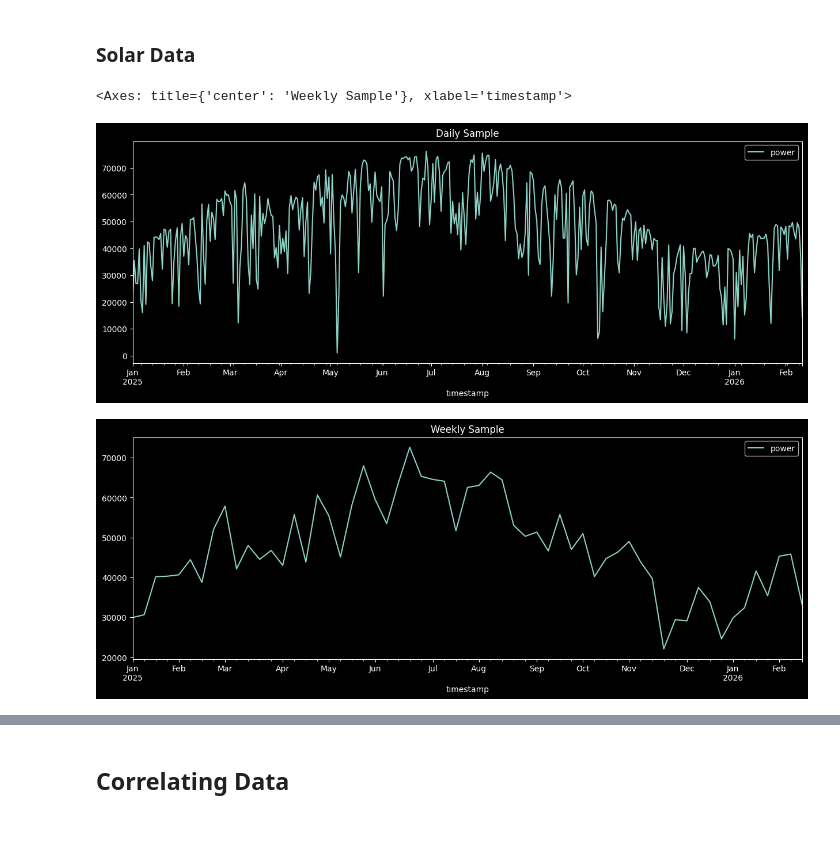
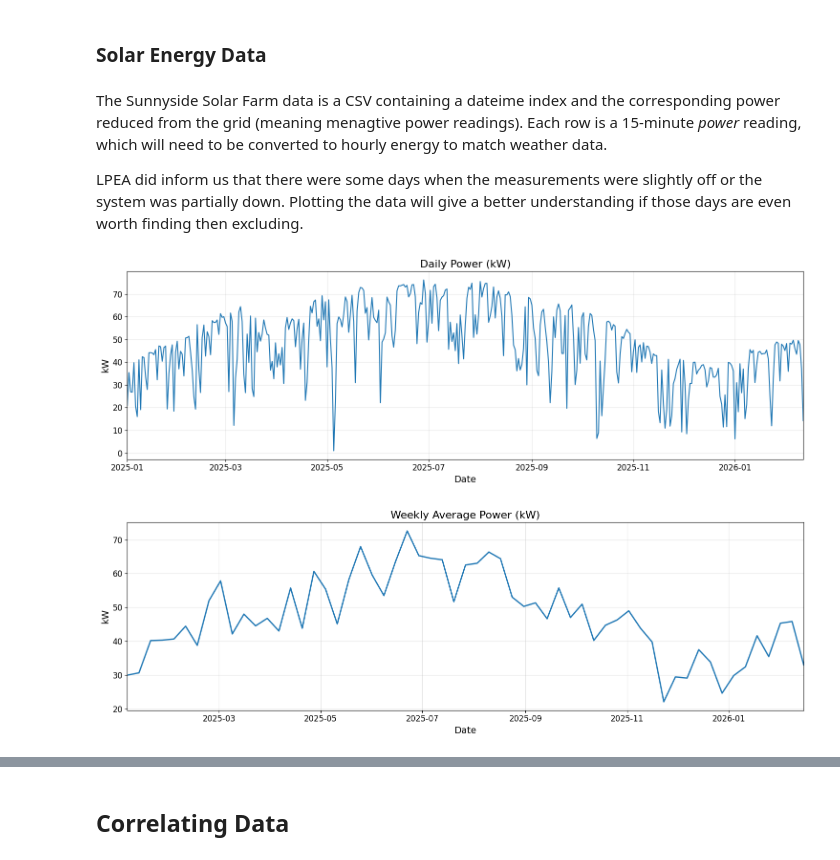
Before and after one commit to khakis23/JuniorDesignP1, a Jupyter notebook: main.ipynb, the cells around one changed output, grey strips where cells are left out. Cells and saved outputs as stored; diff of their text form; code cells hidden in the pictures; blank space fills up the shorter version.

```diff
--- a/main.ipynb
+++ b/main.ipynb
@@ -59,27 +60,50 @@ name, temp, feelslike, dew, humidity, precip, precipprob, preciptype, snow, snow
 # %% [markdown]
-### Solar Data
+### Solar Energy Data
+# %% [markdown]
+The Sunnyside Solar Farm data is a CSV containing a dateime index and the corresponding power reduced from the grid (meaning menagtive power readings). Each row is a 15-minute *power* reading, which will need to be converted to hourly energy to match weather data.
+
+LPEA did inform us that there were some days when the measurements were slightly off or the system was partially down. Plotting the data will give a better understanding if those days are even worth finding then excluding.
 # %%
+# "power" readings from Sunnyside Solar Farm
 p_data = pd.read_csv("data/SunnysideTotalPower2025-01-01_2026-02-12.csv")
 
 # organize data
 p_data["timestamp"] = pd.to_datetime(p_data["timestamp"])
 p_data = p_data.set_index("timestamp")
 p_data["power"] = -p_data["power"]   # since data is measured as power reduced from grid
 
 # resample data
-hourly = p_data.resample('h').mean()
+hourly = p_data.resample('h').mean()   # convert from W to kWh
 daily = p_data.resample('D').sum()
 weekly = daily.resample('W').mean()
 
-# # there are some days where the plant was off or not recording properly, lets remove them
-# mask = daily["power"] > 1000
-# print("Bad data: ", daily[~mask])
-# daily = daily[mask]
+### Plotting ###
+# Daily Plot
+fig, ax = plt.subplots(figsize=(15, 5))
+ax.plot(daily.index, daily["power"] / 1000, linewidth=1.5)
 
-# plot samples
-daily.plot(figsize=(15, 5), title="Daily Sample")
-weekly.plot(figsize=(15, 5), title="Weekly Sample")
+ax.set_xlim(daily.index.min(), daily.index.max())
+ax.set_title("Daily Power (kW)", fontsize=16)
+ax.set_ylabel("kW", fontsize=14)
+ax.set_xlabel("Date", fontsize=14)
+ax.tick_params(axis='both', labelsize=12)
+
+ax.grid(True, alpha=0.3)
+plt.tight_layout()
+
+# Weekly Plot
+fig, ax = plt.subplots(figsize=(15, 5))
+ax.plot(weekly.index, weekly["power"] / 1000, linewidth=2)
+
+ax.set_xlim(weekly.index.min(), weekly.index.max())
+ax.set_title("Weekly Average Power (kW)", fontsize=16)
+ax.set_ylabel("kW", fontsize=14)
+ax.set_xlabel("Date", fontsize=14)
+ax.tick_params(axis='both', labelsize=12)
+
+ax.grid(True, alpha=0.3)
+plt.tight_layout()
+plt.show()
 # %% [output]
-<Axes: title={'center': 'Weekly Sample'}, xlabel='timestamp'>
-[figure, old version]
+[figure, new version]
-[figure, old version]
+[figure, new version]
```
Also changed, not shown: parts of 32 cells of this notebook, 6 other files.
